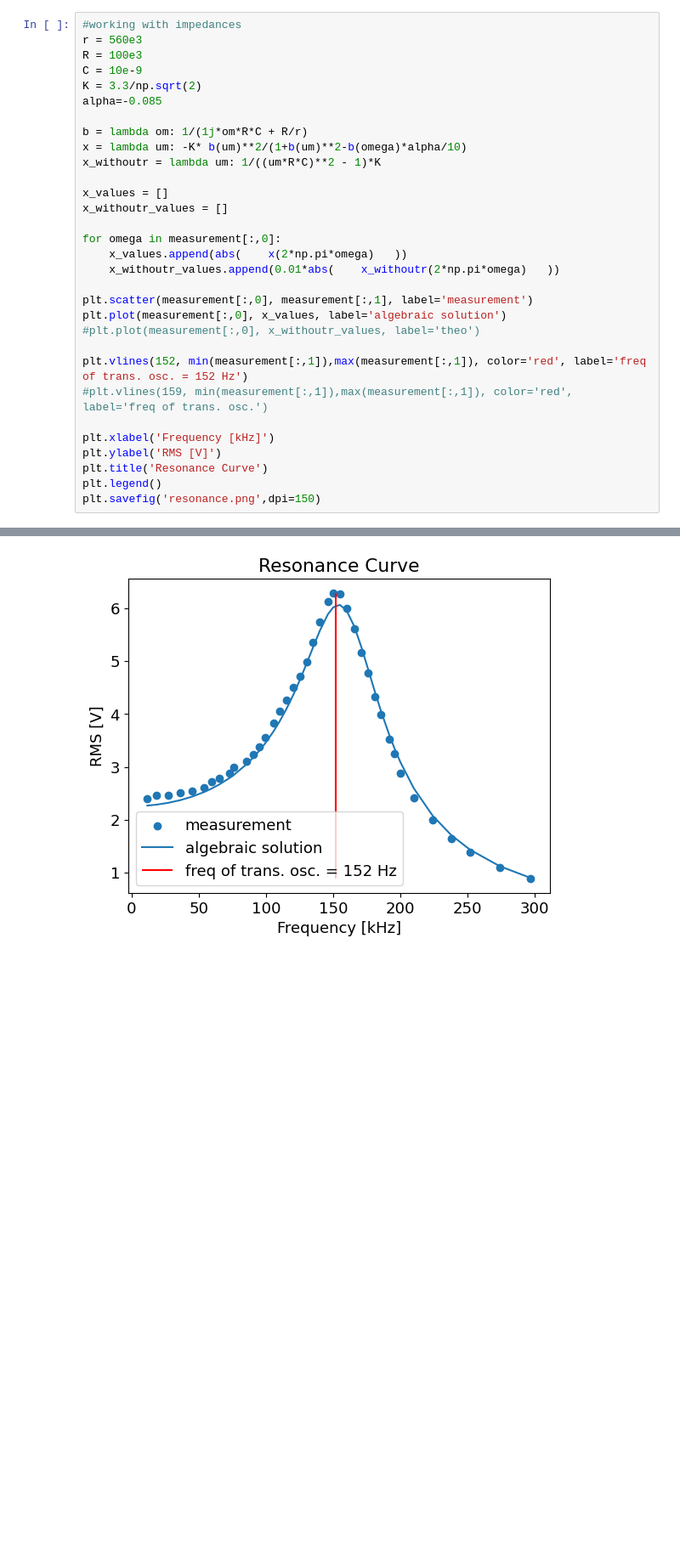
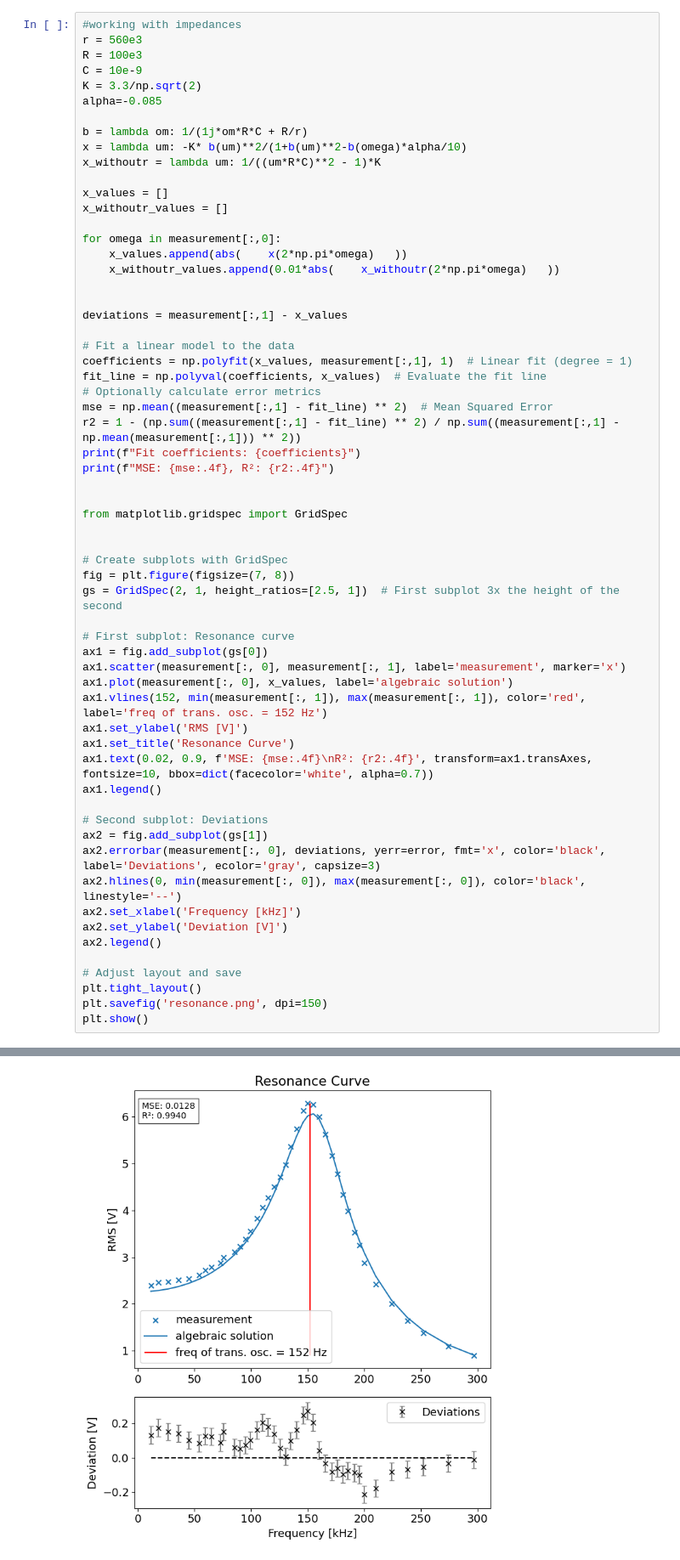
Before and after one commit to muellvin/labopamp, a Jupyter notebook: Untitled.ipynb, the cells around one changed output, grey strips where cells are left out. Shown: that part at 85% size. Drawn from its saved outputs; the diff is of its cells as text; blank space fills up the shorter version.

```diff
--- a/Untitled.ipynb
+++ b/Untitled.ipynb
@@ -125,16 +125,46 @@ for omega in measurement[:,0]:
     x_values.append(abs(    x(2*np.pi*omega)   ))
     x_withoutr_values.append(0.01*abs(    x_withoutr(2*np.pi*omega)   ))
 
-plt.scatter(measurement[:,0], measurement[:,1], label='measurement')
-plt.plot(measurement[:,0], x_values, label='algebraic solution')
-#plt.plot(measurement[:,0], x_withoutr_values, label='theo')
 
-plt.vlines(152, min(measurement[:,1]),max(measurement[:,1]), color='red', label='freq of trans. osc. = 152 Hz')
-#plt.vlines(159, min(measurement[:,1]),max(measurement[:,1]), color='red', label='freq of trans. osc.')
+deviations = measurement[:,1] - x_values
 
-plt.xlabel('Frequency [kHz]')
-plt.ylabel('RMS [V]')
-plt.title('Resonance Curve')
-plt.legend()
-plt.savefig('resonance.png',dpi=150)
+# Fit a linear model to the data
+coefficients = np.polyfit(x_values, measurement[:,1], 1)  # Linear fit (degree = 1)
+fit_line = np.polyval(coefficients, x_values)  # Evaluate the fit line
+# Optionally calculate error metrics
+mse = np.mean((measurement[:,1] - fit_line) ** 2)  # Mean Squared Error
+r2 = 1 - (np.sum((measurement[:,1] - fit_line) ** 2) / np.sum((measurement[:,1] - np.mean(measurement[:,1])) ** 2))
+print(f"Fit coefficients: {coefficients}")
+print(f"MSE: {mse:.4f}, R²: {r2:.4f}")
+
+
+from matplotlib.gridspec import GridSpec
+
+
+# Create subplots with GridSpec
+fig = plt.figure(figsize=(7, 8))
+gs = GridSpec(2, 1, height_ratios=[2.5, 1])  # First subplot 3x the height of the second
+
+# First subplot: Resonance curve
+ax1 = fig.add_subplot(gs[0])
+ax1.scatter(measurement[:, 0], measurement[:, 1], label='measurement', marker='x')
+ax1.plot(measurement[:, 0], x_values, label='algebraic solution')
+ax1.vlines(152, min(measurement[:, 1]), max(measurement[:, 1]), color='red', label='freq of trans. osc. = 152 Hz')
+ax1.set_ylabel('RMS [V]')
+ax1.set_title('Resonance Curve')
+ax1.text(0.02, 0.9, f'MSE: {mse:.4f}\nR²: {r2:.4f}', transform=ax1.transAxes, fontsize=10, bbox=dict(facecolor='white', alpha=0.7))
+ax1.legend()
+
+# Second subplot: Deviations
+ax2 = fig.add_subplot(gs[1])
+ax2.errorbar(measurement[:, 0], deviations, yerr=error, fmt='x', color='black', label='Deviations', ecolor='gray', capsize=3)
+ax2.hlines(0, min(measurement[:, 0]), max(measurement[:, 0]), color='black', linestyle='--')
+ax2.set_xlabel('Frequency [kHz]')
+ax2.set_ylabel('Deviation [V]')
+ax2.legend()
+
+# Adjust layout and save
+plt.tight_layout()
+plt.savefig('resonance.png', dpi=150)
+plt.show()
 # %% [output]
@@ -141,4 +173,4 @@ plt.savefig('resonance.png',dpi=150)
-[figure, old version]
+[figure, new version]
 # %%
 from scipy.optimize import curve_fit
 
```
Also changed, not shown: parts of 1 cell of this notebook, 3 other files.
